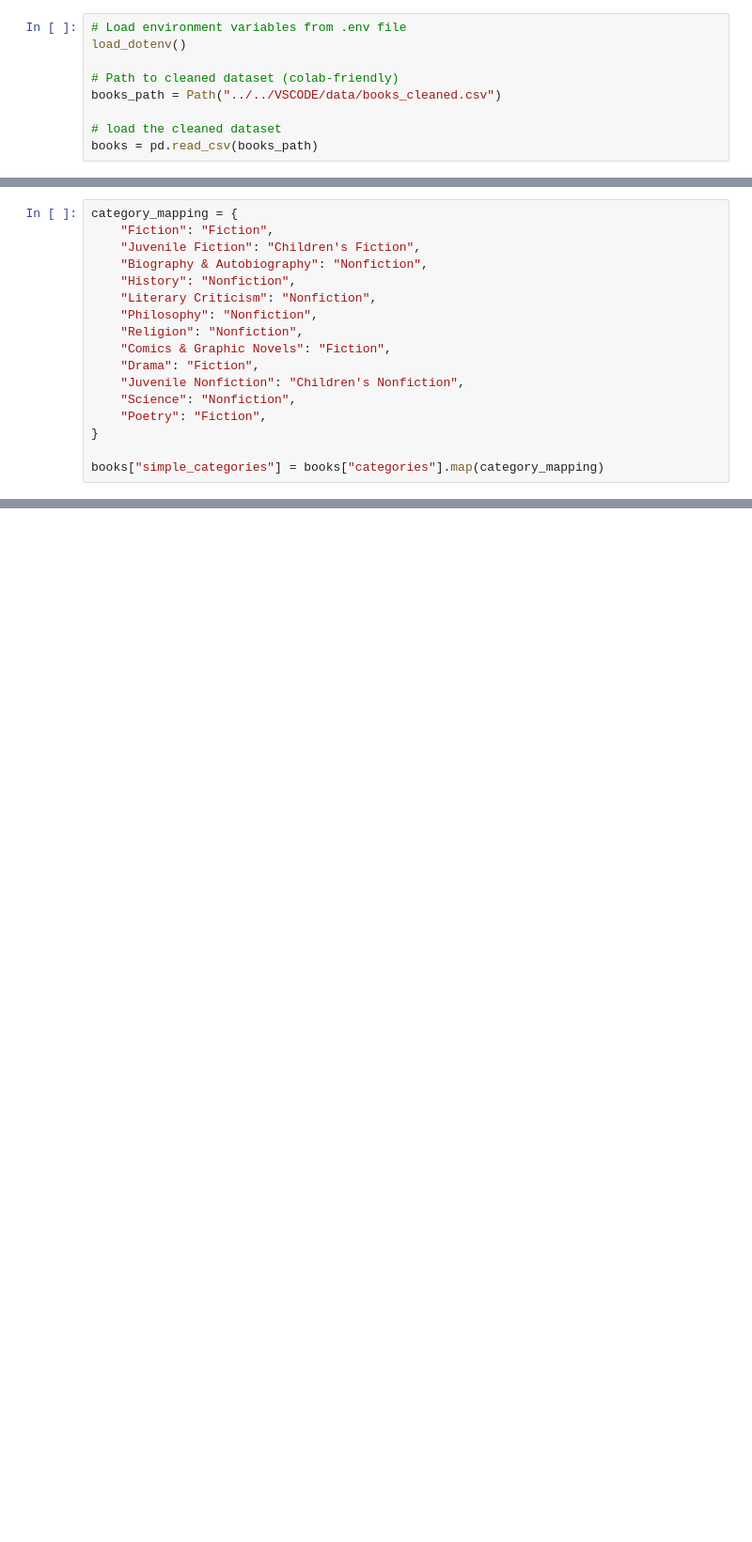
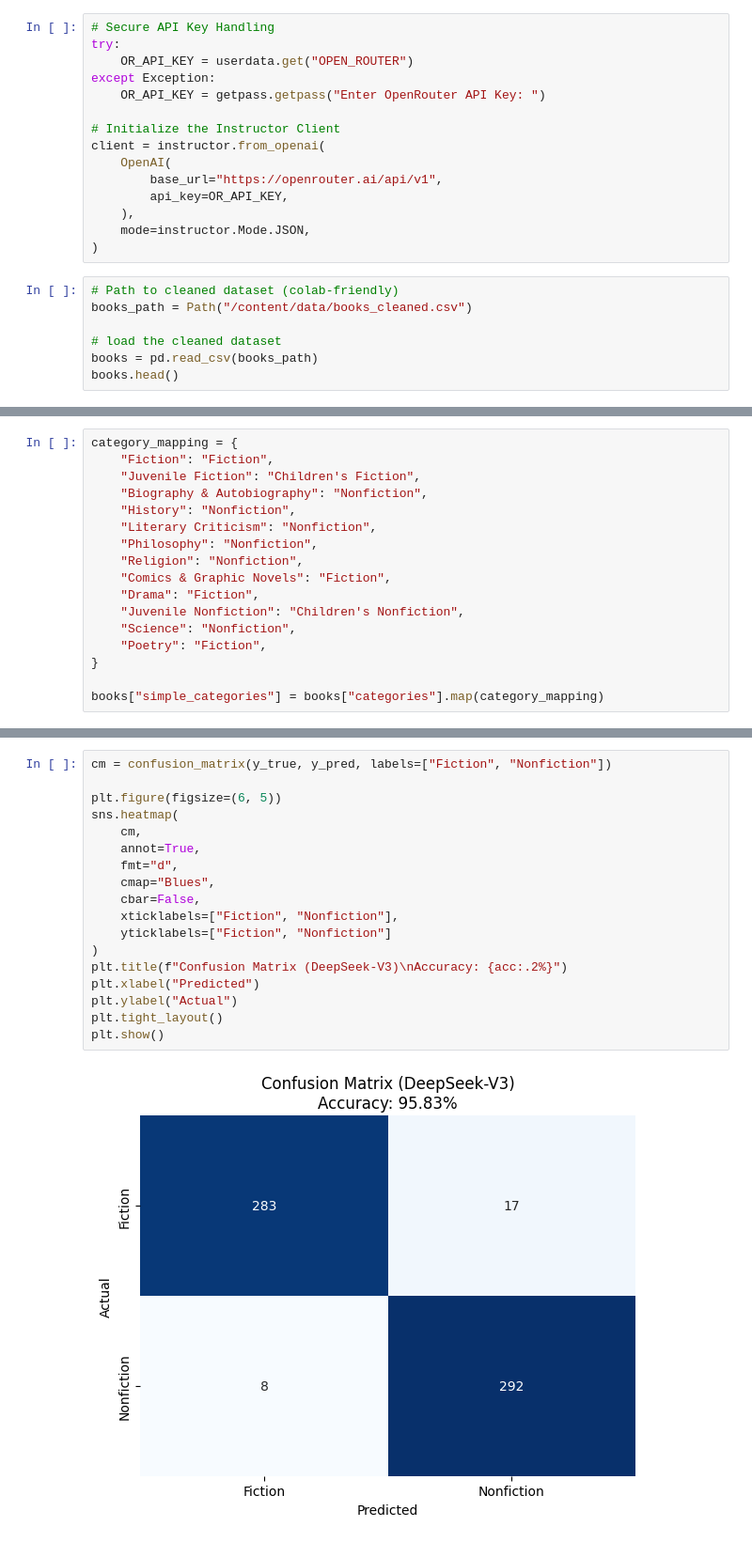
Before and after one commit to jhlopesalves/classic_workflows, a Jupyter notebook: LLM/book_recommender/text_classification.ipynb, the cells around one changed output, grey strips where cells are left out. Shown at 94% size. Saved outputs shown, nothing was run; the diff lists cells and outputs as text; blank space fills up the shorter version.

```diff
--- a/LLM/book_recommender/text_classification.ipynb
+++ b/LLM/book_recommender/text_classification.ipynb
@@ -21,10 +21,23 @@ Could not find file at: /VSCODE/books_cleaned.csv
+# %%
+# Secure API Key Handling
+try:
+    OR_API_KEY = userdata.get("OPEN_ROUTER")
+except Exception:
+    OR_API_KEY = getpass.getpass("Enter OpenRouter API Key: ")
+
+# Initialize the Instructor Client
+client = instructor.from_openai(
+    OpenAI(
+        base_url="https://openrouter.ai/api/v1",
+        api_key=OR_API_KEY,
+    ),
+    mode=instructor.Mode.JSON,
+)
 # %%
-# Load environment variables from .env file
-load_dotenv()
-
 # Path to cleaned dataset (colab-friendly)
-books_path = Path("../../VSCODE/data/books_cleaned.csv")
+books_path = Path("/content/data/books_cleaned.csv")
 
 # load the cleaned dataset
 books = pd.read_csv(books_path)
+books.head()
 # %% [output]
@@ -147,0 +179,20 @@ sequence = books.loc[books["simple_categories"] == "Fiction", "description"].res
+# %%
+cm = confusion_matrix(y_true, y_pred, labels=["Fiction", "Nonfiction"])
+
+plt.figure(figsize=(6, 5))
+sns.heatmap(
+    cm,
+    annot=True,
+    fmt="d",
+    cmap="Blues",
+    cbar=False,
+    xticklabels=["Fiction", "Nonfiction"],
+    yticklabels=["Fiction", "Nonfiction"]
+)
+plt.title(f"Confusion Matrix (DeepSeek-V3)\nAccuracy: {acc:.2%}")
+plt.xlabel("Predicted")
+plt.ylabel("Actual")
+plt.tight_layout()
+plt.show()
+# %% [output]
+[figure, added]
```
Also changed, not shown: parts of 18 cells of this notebook.
